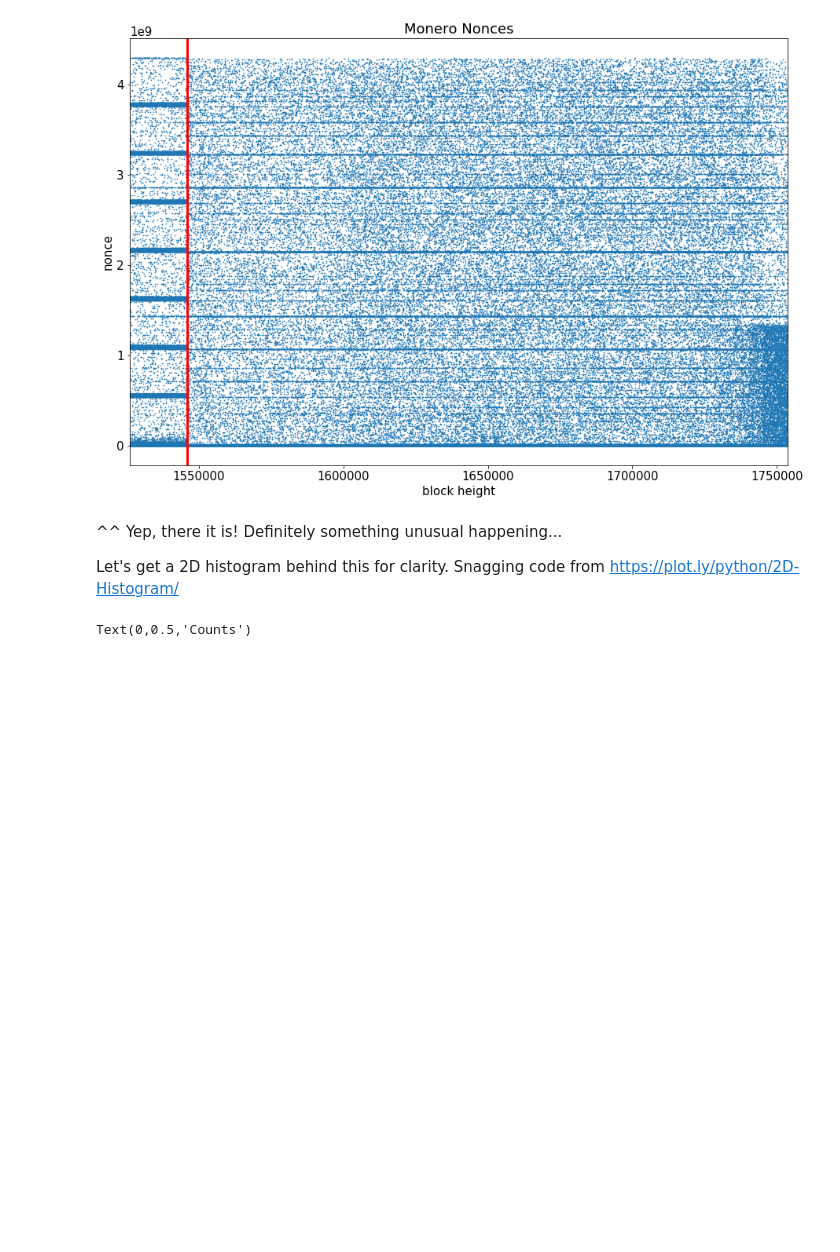
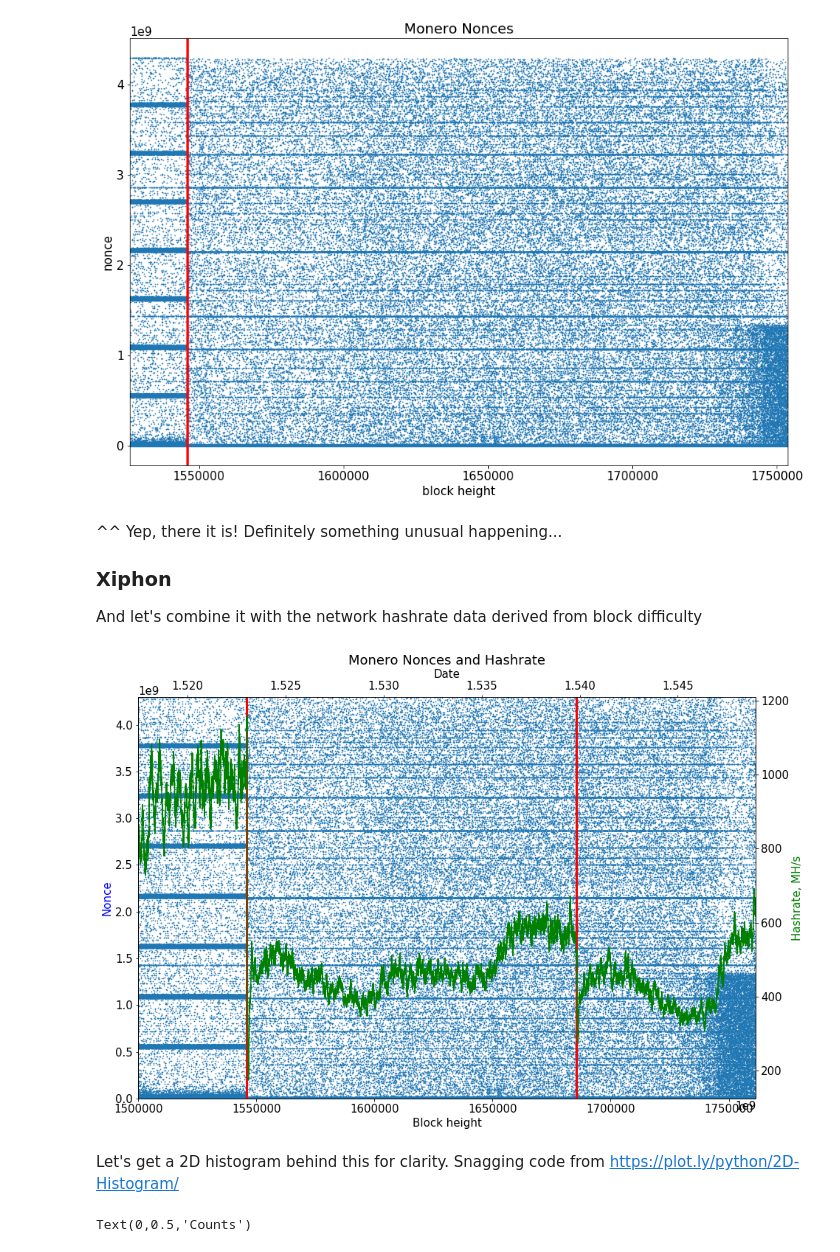
Before and after one commit to noncesense-research-lab/nonce_distribution, a Jupyter notebook: nonce_distribution.ipynb, the cells around one changed output. Drawn from its saved outputs; the diff is of its cells as text; code cells hidden in the pictures; blank space fills up the shorter version.

Commit message:
add nonce and hashrate correlation chart

```diff
--- a/nonce_distribution.ipynb
+++ b/nonce_distribution.ipynb
@@ -227,9 +227,41 @@ ax.set_xlim(min_height,max(df.id))
 plt.show()
 # %% [output]
 [figure]
+# %% [markdown]
+^^ Yep, there it is! Definitely something unusual happening...
+
+### Xiphon
+And let's combine it with the network hashrate data derived from block difficulty
+# %%
+data = pd.read_csv("./data/nonce-difficulty-1500000-1761389.csv")
+
+pow_v7_fork_height = 1546000
+pow_v8_fork_height = 1685555
+block_time_sec = 120
+
+fig, ax = plt.subplots(figsize=(15, 10))
+plt.scatter(data.height, data.nonce, s=0.5)
+plt.title('Monero Nonces and Hashrate')
+plt.xlabel('Block height')
+plt.ylabel('Nonce', color='blue')
+plt.axvline(x=pow_v7_fork_height, c='red', linewidth=3)
+plt.axvline(x=pow_v8_fork_height, c='red', linewidth=3)
+ax.set_xlim(min(data.height), max(data.height))
+ax.set_ylim(0, 2**32)
+
+ax2 = ax.twinx()
+hashrate_mh_s = data.difficulty*1e-6/block_time_sec
+ax2.plot(data.height, hashrate_mh_s, 'green')
+ax2.set_ylabel('Hashrate, MH/s', color='green')
+
+ax3 = ax.twiny()
+ax3.set_xlabel("Date")
+ax3.set_xlim(min(data.timestamp), max(data.timestamp))
+
+plt.show()
+# %% [output]
+[figure, added]
 # %% [markdown]
-^^ Yep, there it is! Definitely something unusual happening...
-
 Let's get a 2D histogram behind this for clarity. Snagging code from https://plot.ly/python/2D-Histogram/
 # %%
 # Estimate the 2D histogram
```
Also changed, not shown: 1 other file.
